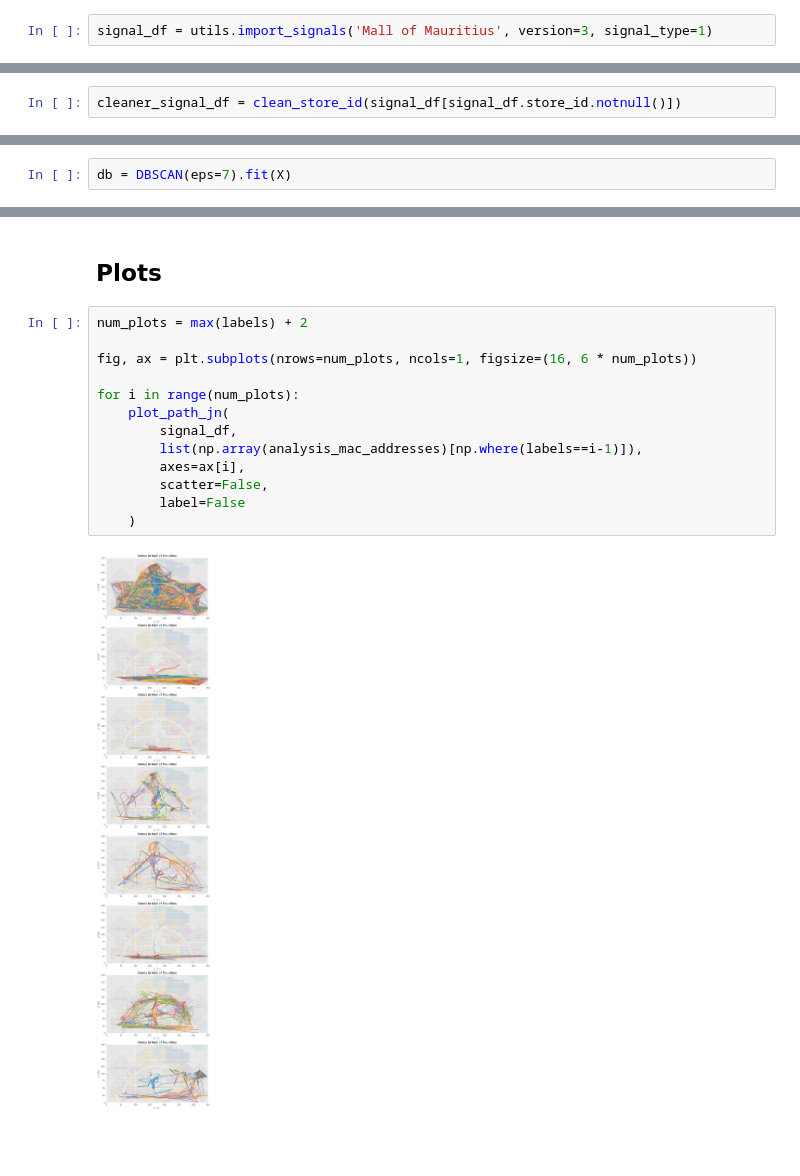
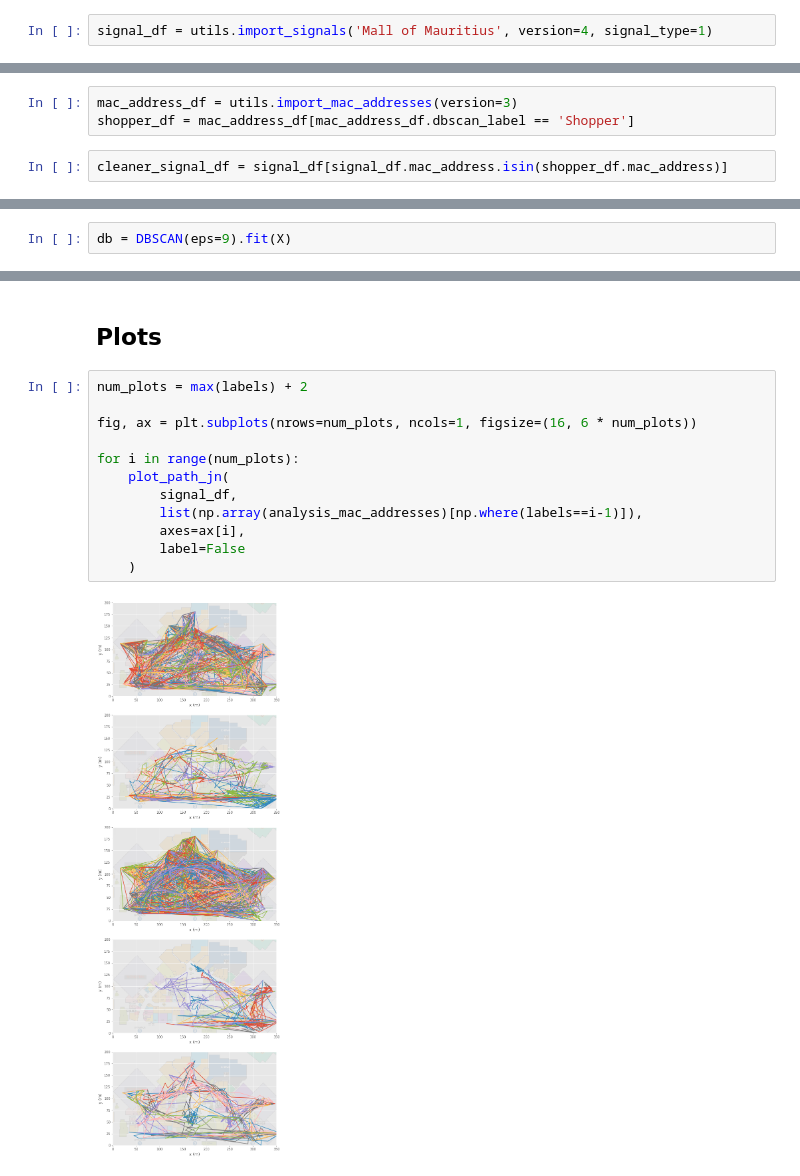
Before and after one commit to Beaulieu318/msci-complexity-project, a Jupyter notebook: msci/analysis/notebooks/hausdorff_analysis.ipynb, the cells around one changed output, grey strips where cells are left out. Drawn from its saved outputs; the diff is of its cells as text; blank space fills up the shorter version.

```diff
--- a/msci/analysis/notebooks/hausdorff_analysis.ipynb
+++ b/msci/analysis/notebooks/hausdorff_analysis.ipynb
@@ -39,4 +39,4 @@ from msci.analysis.complexity import pairwise_haussdorf_fast, position_dictionar
 # %% [markdown]
 ## Import raw data
 # %%
-signal_df = utils.import_signals('Mall of Mauritius', version=3, signal_type=1)
+signal_df = utils.import_signals('Mall of Mauritius', version=4, signal_type=1)
@@ -45,2 +43,5 @@ from msci.cleaning.store_ids import clean_store_id
+# %%
+mac_address_df = utils.import_mac_addresses(version=3)
+shopper_df = mac_address_df[mac_address_df.dbscan_label == 'Shopper']
 # %%
-cleaner_signal_df = clean_store_id(signal_df[signal_df.store_id.notnull()])
+cleaner_signal_df = signal_df[signal_df.mac_address.isin(shopper_df.mac_address)]
@@ -79,7 +76,7 @@ from sklearn.preprocessing import StandardScaler
 # %%
 X = StandardScaler().fit_transform(X)
 # %%
-db = DBSCAN(eps=7).fit(X)
+db = DBSCAN(eps=9).fit(X)
 # %%
 labels = db.labels_
 # %% [markdown]
@@ -87,15 +84,14 @@ labels = db.labels_
 # %%
 num_plots = max(labels) + 2
 
 fig, ax = plt.subplots(nrows=num_plots, ncols=1, figsize=(16, 6 * num_plots))
 
 for i in range(num_plots):
     plot_path_jn(
         signal_df,
         list(np.array(analysis_mac_addresses)[np.where(labels==i-1)]),
         axes=ax[i],
-        scatter=False,
         label=False
     )
 # %% [output]
-[figure, old version]
+[figure, new version]
```
Also changed, not shown: parts of 3 cells of this notebook, 6 other files.
